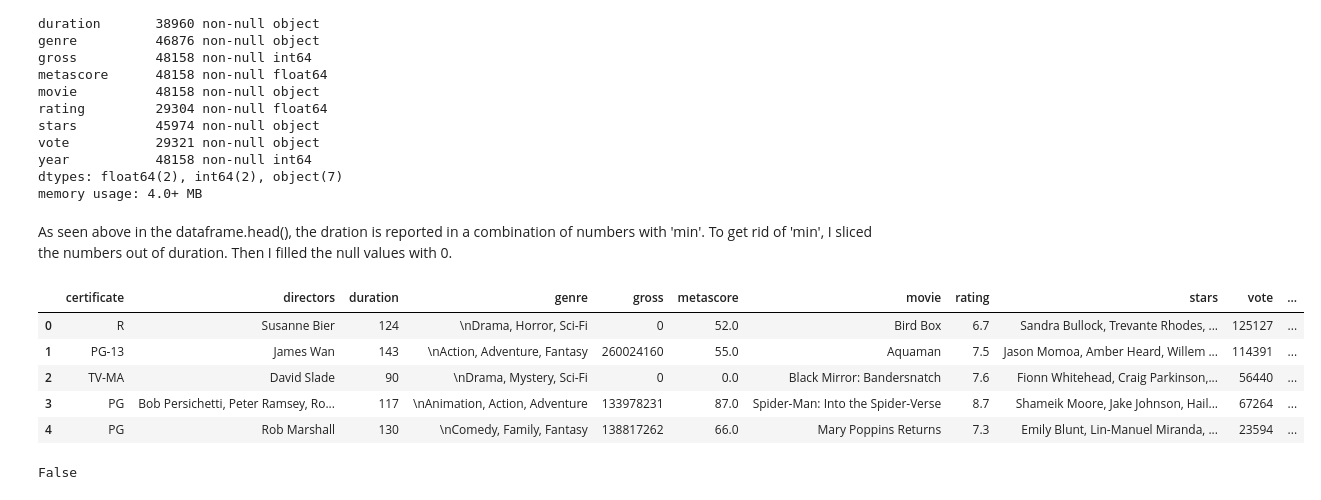
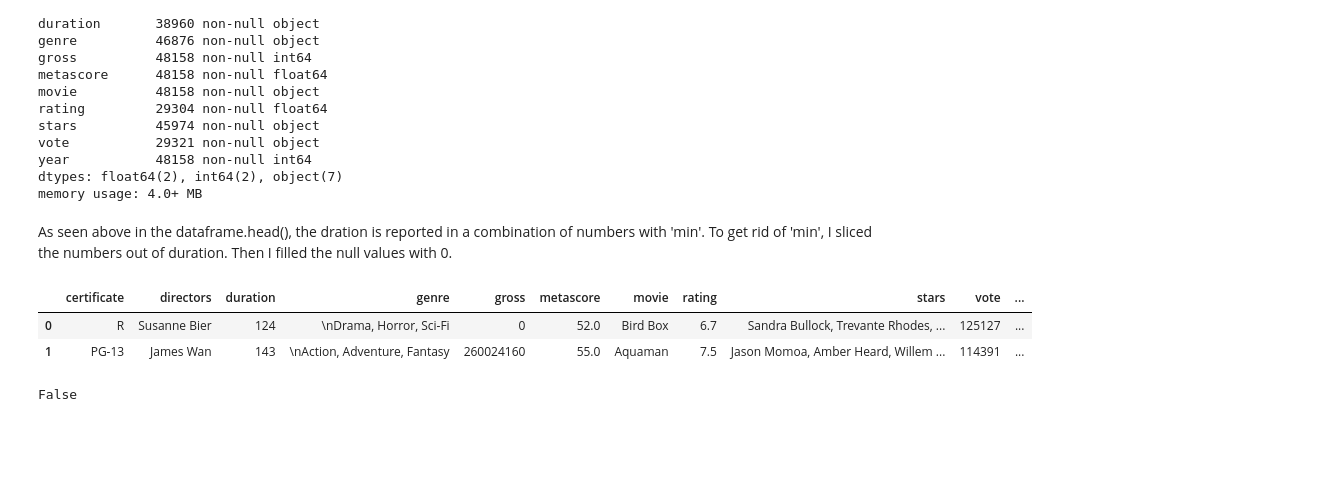
Before and after one commit to bbhatt001/Movies-Analysis, a Jupyter notebook: Last 10 years of Cinema.ipynb, the cells around one changed output. Cells and saved outputs as stored; diff of their text form; code cells hidden in the pictures; blank space fills up the shorter version.

```diff
--- a/Last 10 years of Cinema.ipynb
+++ b/Last 10 years of Cinema.ipynb
@@ -25,7 +26,7 @@ from sklearn.model_selection import GridSearchCV
 # %%
-pd.set_option('display.max_rows', None, 'display.max_columns', None)
+#pd.set_option('display.max_rows', None, 'display.max_columns', None)
 movies=pd.read_csv('movies_data.csv')
-movies.head()
+movies.head(2)
 # %% [output]
 |  | Unnamed: 0 | Unnamed: 0.1 | certificate | directors | duration | genre | gross | metascore | movie | ... |
 | 0 | 0 | 0 | R | Susanne Bier | 124 min | \nDrama, Horror, Sci-Fi | NaN | 52.0 | Bird Box | ... |
@@ -141,14 +139,11 @@ memory usage: 4.0+ MB
 As seen above in the dataframe.head(), the dration is reported in a combination of numbers with 'min'. To get rid of 'min', I sliced the numbers out of duration. Then I filled the null values with 0.
 # %%
 movies['duration']=movies['duration'].str[:-4]
-movies.head()
+movies.head(2)
 # %% [output]
 |  | certificate | directors | duration | genre | gross | metascore | movie | rating | stars | vote | ... |
 | 0 | R | Susanne Bier | 124 | \nDrama, Horror, Sci-Fi | 0 | 52.0 | Bird Box | 6.7 | Sandra Bullock, Trevante Rhodes, ... | 125127 | ... |
 | 1 | PG-13 | James Wan | 143 | \nAction, Adventure, Fantasy | 260024160 | 55.0 | Aquaman | 7.5 | Jason Momoa, Amber Heard, Willem ... | 114391 | ... |
-| 2 | TV-MA | David Slade | 90 | \nDrama, Mystery, Sci-Fi | 0 | 0.0 | Black Mirror: Bandersnatch | 7.6 | Fionn Whitehead, Craig Parkinson,... | 56440 | ... |
-| 3 | PG | Bob Persichetti, Peter Ramsey, Ro... | 117 | \nAnimation, Action, Adventure | 133978231 | 87.0 | Spider-Man: Into the Spider-Verse | 8.7 | Shameik Moore, Jake Johnson, Hail... | 67264 | ... |
-| 4 | PG | Rob Marshall | 130 | \nComedy, Family, Fantasy | 138817262 | 66.0 | Mary Poppins Returns | 7.3 | Emily Blunt, Lin-Manuel Miranda, ... | 23594 | ... |
 # %%
 movies['duration']=movies['duration'].fillna('0')
 movies['duration'].isnull().any()
```
Also changed, not shown: parts of 44 cells of this notebook, 1 other file.
